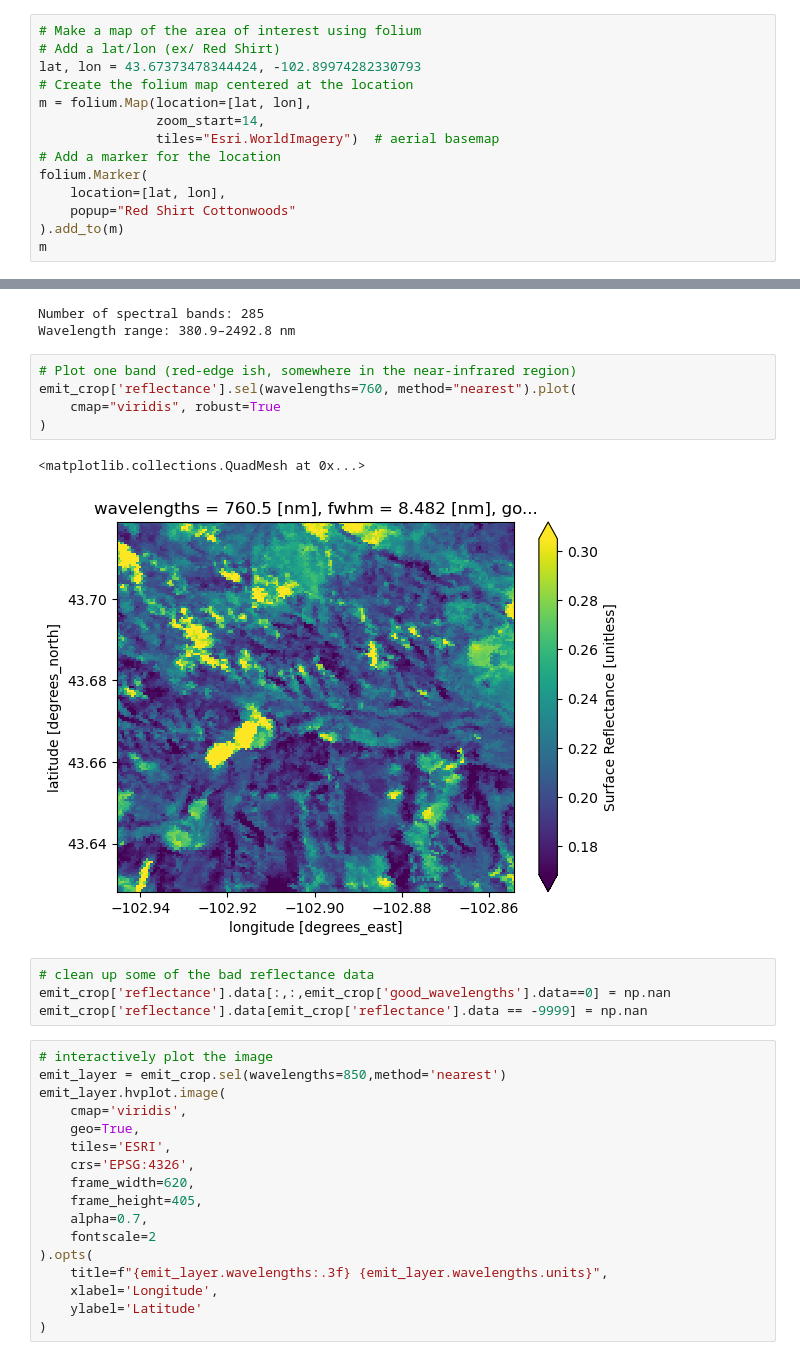
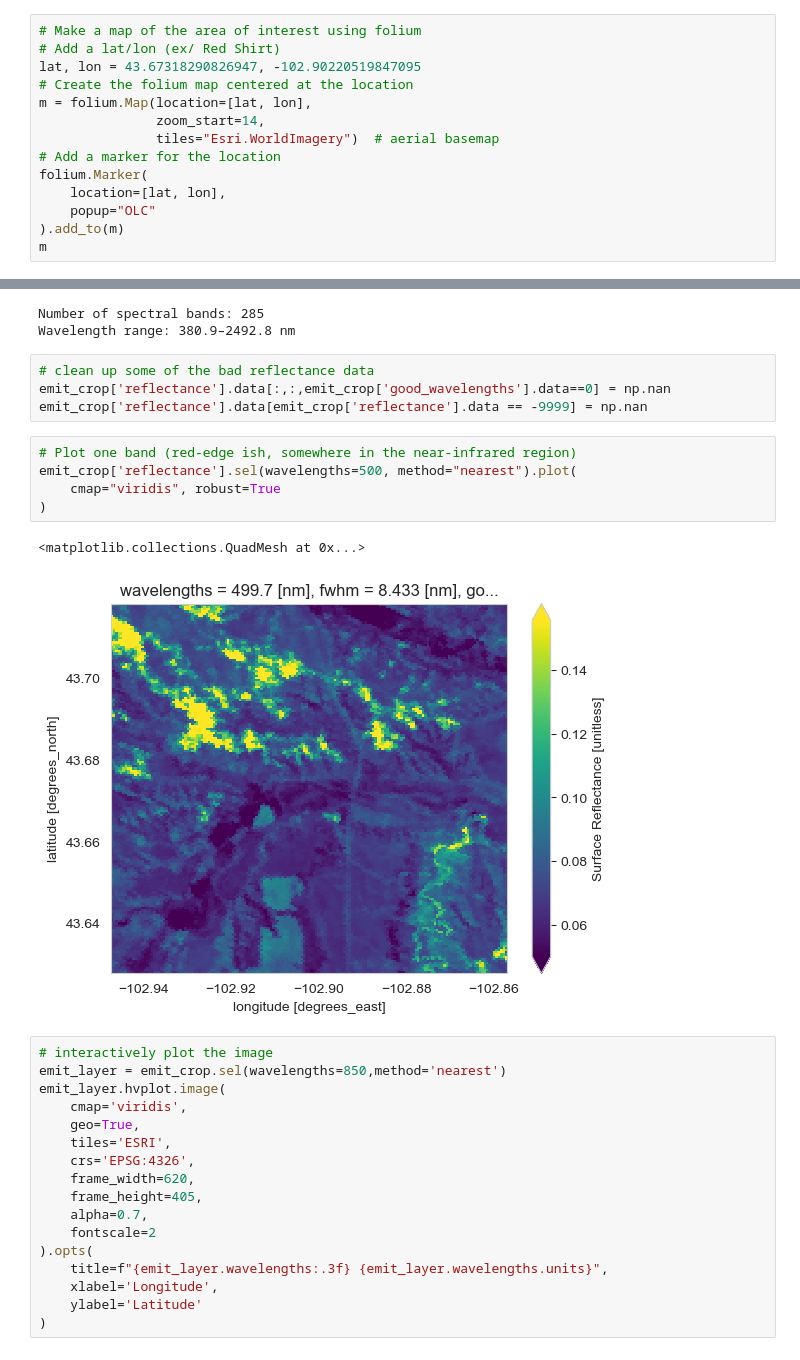
Before and after one commit to CU-ESIIL/Public-Observing-Unci-Maka, a Jupyter notebook: notebooks/_EMIT_L2A_reflectance.ipynb, the cells around one changed output, grey strips where cells are left out. Saved outputs shown, nothing was run; the diff lists cells and outputs as text.

Commit message:
Adding notebook for Cotton study area extraction
Adding notebook 00_Study_Area-Cottonwoods.ipynb as well as some updates from the site visite (slides from OLC, etc.)

```diff
--- a/notebooks/_EMIT_L2A_reflectance.ipynb
+++ b/notebooks/_EMIT_L2A_reflectance.ipynb
@@ -42,7 +40,7 @@ earthaccess.login(persist=True)
 # %%
 # Make a map of the area of interest using folium
 # Add a lat/lon (ex/ Red Shirt)
-lat, lon = 43.67373478344424, -102.89974282330793
+lat, lon = 43.67318290826947, -102.90220519847095
 # Create the folium map centered at the location
 m = folium.Map(location=[lat, lon],
                zoom_start=14,
@@ -50,7 +48,7 @@ m = folium.Map(location=[lat, lon],
 # Add a marker for the location
 folium.Marker(
     location=[lat, lon],
-    popup="Red Shirt Cottonwoods"
+    popup="OLC"
 ).add_to(m)
 m
 # %% [output]
@@ -210,18 +209,18 @@ print(f"Wavelength range: {wvl.min():.1f}–{wvl.max():.1f} nm")
 # %% [output]
 Number of spectral bands: 285
 Wavelength range: 380.9–2492.8 nm
-# %%
-# Plot one band (red-edge ish, somewhere in the near-infrared region)
-emit_crop['reflectance'].sel(wavelengths=760, method="nearest").plot(
-    cmap="viridis", robust=True
-)
-# %% [output]
-<matplotlib.collections.QuadMesh at 0x...>
-[figure, old version]
 # %%
 # clean up some of the bad reflectance data
 emit_crop['reflectance'].data[:,:,emit_crop['good_wavelengths'].data==0] = np.nan
 emit_crop['reflectance'].data[emit_crop['reflectance'].data == -9999] = np.nan
+# %%
+# Plot one band (red-edge ish, somewhere in the near-infrared region)
+emit_crop['reflectance'].sel(wavelengths=500, method="nearest").plot(
+    cmap="viridis", robust=True
+)
+# %% [output]
+<matplotlib.collections.QuadMesh at 0x...>
+[figure, new version]
 # %%
 # interactively plot the image
 emit_layer = emit_crop.sel(wavelengths=850,method='nearest')
```
Also changed, not shown: parts of 5 cells of this notebook, 3 other files.
